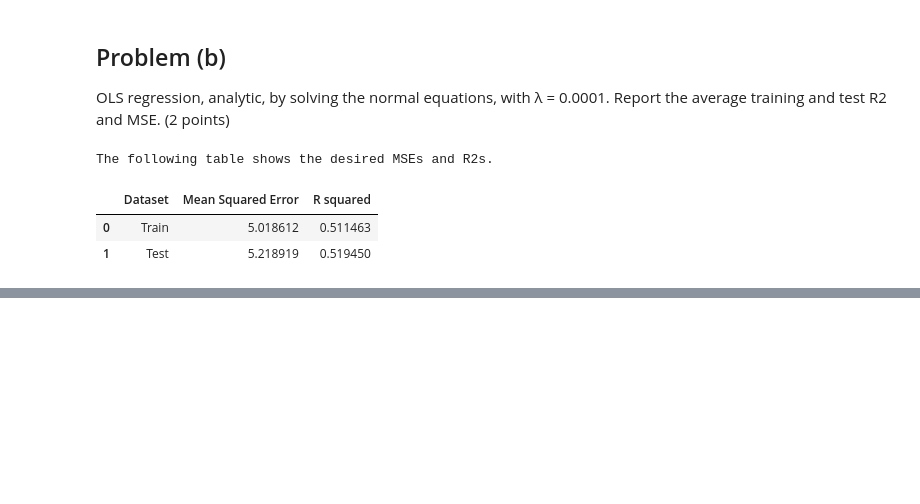
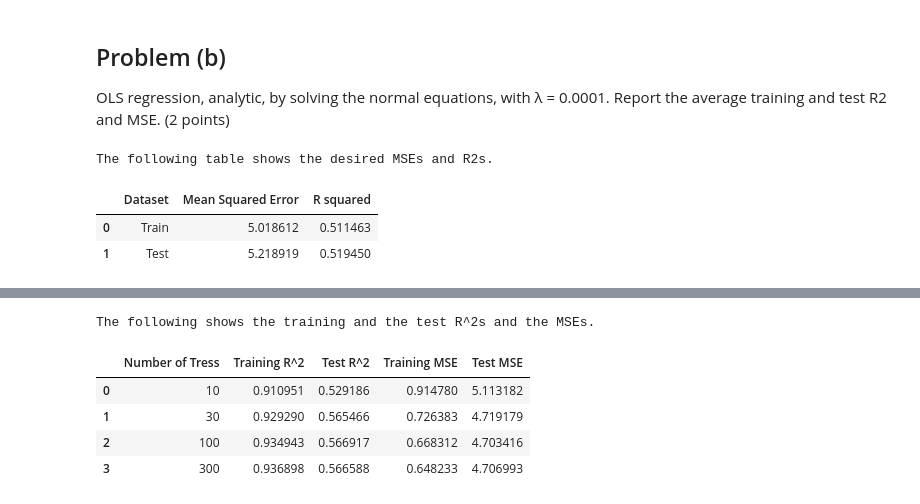
Before and after one commit to mao1756/STA5635_fa23, a Jupyter notebook: HW2/HW2.ipynb, the cells around one changed output, grey strips where cells are left out. Cells and saved outputs as stored; diff of their text form; code cells hidden in the pictures; blank space fills up the shorter version.

```diff
--- a/HW2/HW2.ipynb
+++ b/HW2/HW2.ipynb
@@ -95,0 +158,39 @@ The following table shows the desired MSEs and R2s.
+# %%
+num_trees = [10, 30, 100, 300]
+
+train_R2s = []
+test_R2s = []
+train_MSEs = []
+test_MSEs = []
+
+for num_tree in num_trees:
+    regforest = RandomForestRegressor(n_estimators = num_tree,
+                                      random_state = 0)
+    regforest.fit(abalone_x_train, abalone_y_train)
+
+    y_train_pred = regforest.predict(abalone_x_train)
+    y_test_pred = regforest.predict(abalone_x_test)
+
+    train_R2s.append(r2_score(abalone_y_train, y_train_pred))
+    test_R2s.append(r2_score(abalone_y_test, y_test_pred))
+    train_MSEs.append(mean_squared_error(abalone_y_train, y_train_pred))
+    test_MSEs.append(mean_squared_error(abalone_y_test, y_test_pred))
+
+table = {
+    'Number of Tress' : num_trees,
+    'Training R^2' : train_R2s,
+    'Test R^2' : test_R2s,
+    'Training MSE' : train_MSEs,
+    'Test MSE' : test_MSEs
+}
+df = pd.DataFrame(table)
+
+print('The following shows the training and the test R^2s and the MSEs.')
+df
+# %% [output]
+The following shows the training and the test R^2s and the MSEs.
+|  | Number of Tress | Training R^2 | Test R^2 | Training MSE | Test MSE |
+| 0 | 10 | 0.910951 | 0.529186 | 0.914780 | 5.113182 |
+| 1 | 30 | 0.929290 | 0.565466 | 0.726383 | 4.719179 |
+| 2 | 100 | 0.934943 | 0.566917 | 0.668312 | 4.703416 |
+| 3 | 300 | 0.936898 | 0.566588 | 0.648233 | 4.706993 |
```
Also changed, not shown: parts of 5 cells of this notebook.
